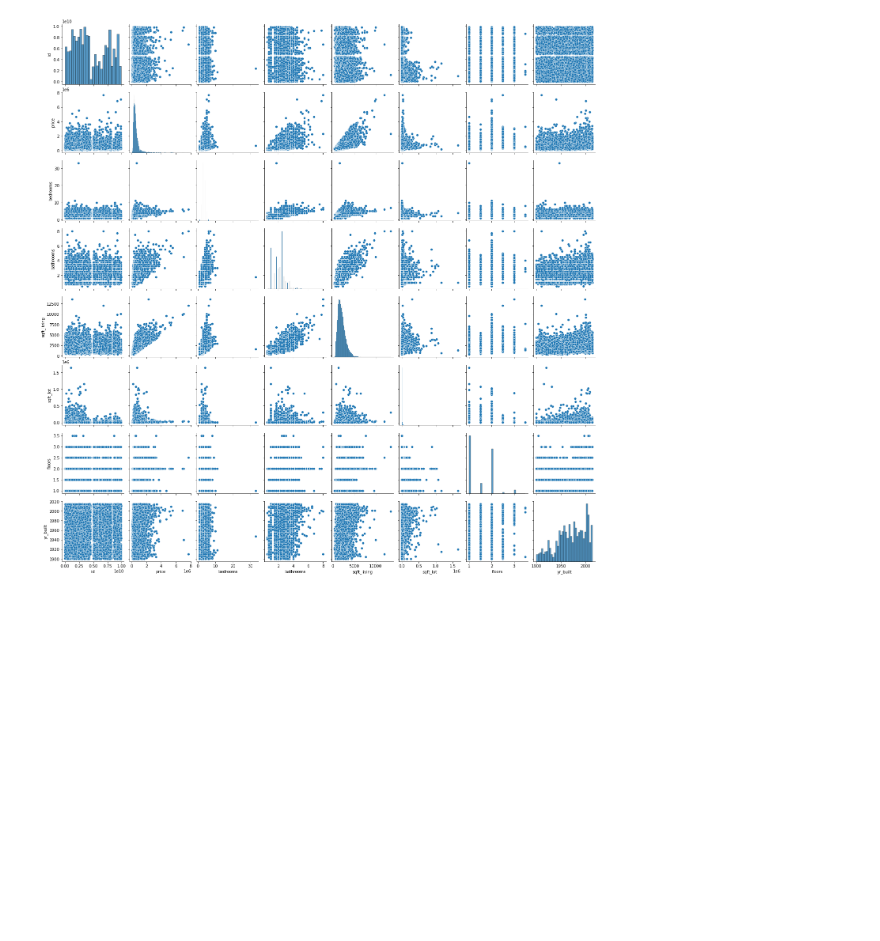
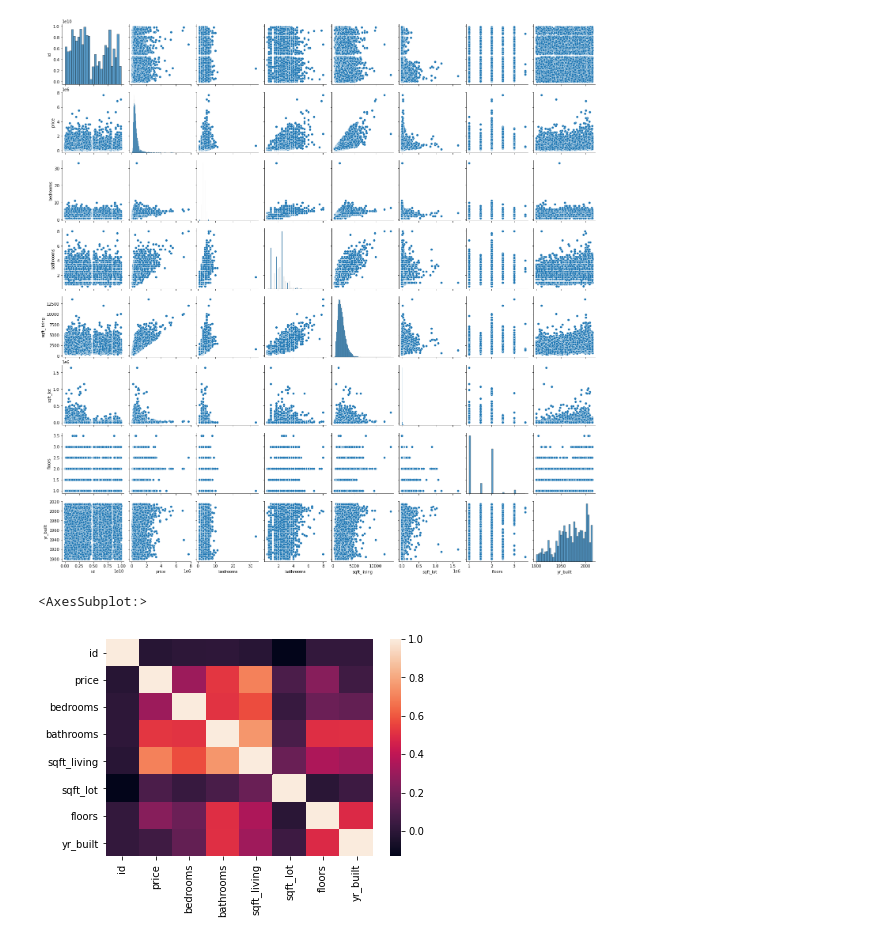
Before and after one commit to UpGoerFive/King-County-Project, a Jupyter notebook: Nathaniel-EDA.ipynb, the cells around one changed output. Cells and saved outputs as stored; diff of their text form; code cells hidden in the pictures; blank space fills up the shorter version.

```diff
--- a/Nathaniel-EDA.ipynb
+++ b/Nathaniel-EDA.ipynb
@@ -58,3 +57,8 @@ sns.pairplot(stripped_down_df) # Pairplot of the recommended columns from the pr
 # %% [output]
 <seaborn.axisgrid.PairGrid at 0x...>
 [figure]
+# %%
+sns.heatmap(stripped_down_df.corr())
+# %% [output]
+<AxesSubplot:>
+[figure, added]
```
Also changed, not shown: parts of 8 cells of this notebook.
